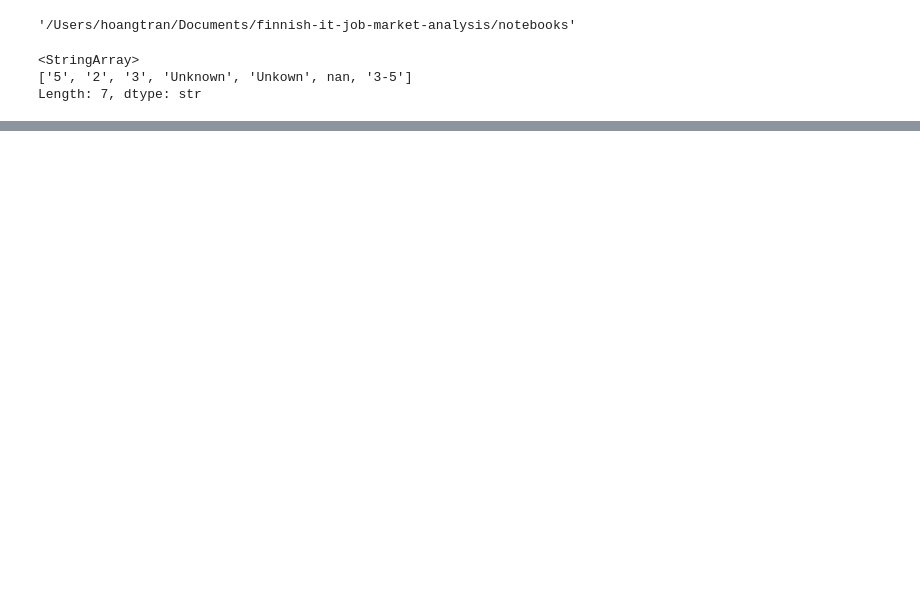
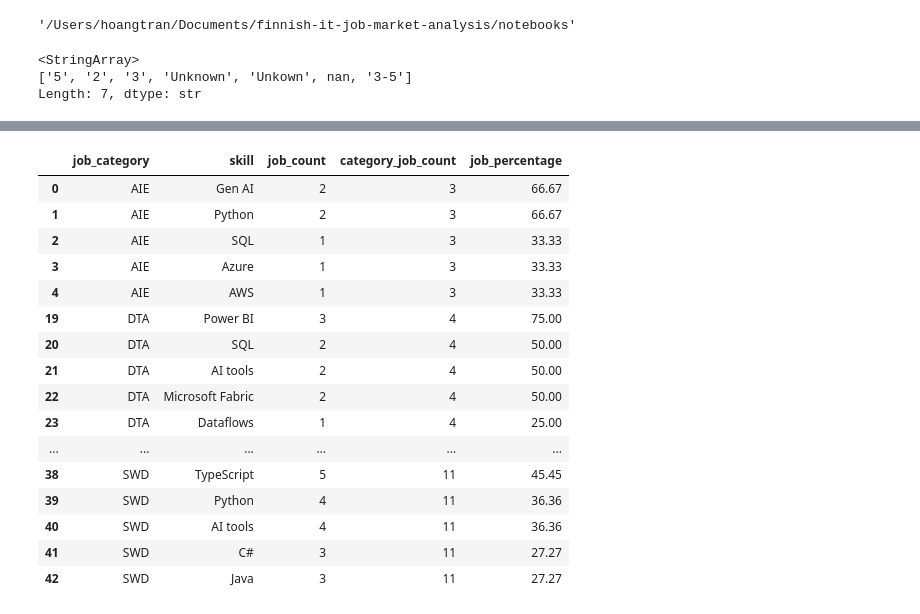
Before and after one commit to Hoangtrana/finnish-it-job-market-analysis, a Jupyter notebook: notebooks/01_data_exploration.ipynb, the cells around one changed output, grey strips where cells are left out. Cells and saved outputs as stored; diff of their text form; code cells hidden in the pictures; blank space fills up the shorter version.

```diff
--- a/notebooks/01_data_exploration.ipynb
+++ b/notebooks/01_data_exploration.ipynb
@@ -41,0 +984,2 @@ df[df["years_experiences_required"].isna()]
+# %%
+category_counts = df["job_category"].value_counts()
@@ -41,0 +1048,20 @@ df[df["years_experiences_required"].isna()]
+# %%
+top5_skills
+# %% [output]
+|  | job_category | skill | job_count | category_job_count | job_percentage |
+| 0 | AIE | Gen AI | 2 | 3 | 66.67 |
+| 1 | AIE | Python | 2 | 3 | 66.67 |
+| 2 | AIE | SQL | 1 | 3 | 33.33 |
+| 3 | AIE | Azure | 1 | 3 | 33.33 |
+| 4 | AIE | AWS | 1 | 3 | 33.33 |
+| 19 | DTA | Power BI | 3 | 4 | 75.00 |
+| 20 | DTA | SQL | 2 | 4 | 50.00 |
+| 21 | DTA | AI tools | 2 | 4 | 50.00 |
+| 22 | DTA | Microsoft Fabric | 2 | 4 | 50.00 |
+| 23 | DTA | Dataflows | 1 | 4 | 25.00 |
+| ... | ... | ... | ... | ... | ... |
+| 38 | SWD | TypeScript | 5 | 11 | 45.45 |
+| 39 | SWD | Python | 4 | 11 | 36.36 |
+| 40 | SWD | AI tools | 4 | 11 | 36.36 |
+| 41 | SWD | C# | 3 | 11 | 27.27 |
+| 42 | SWD | Java | 3 | 11 | 27.27 |
```
Also changed, not shown: parts of 149 cells of this notebook, 1 other file.
